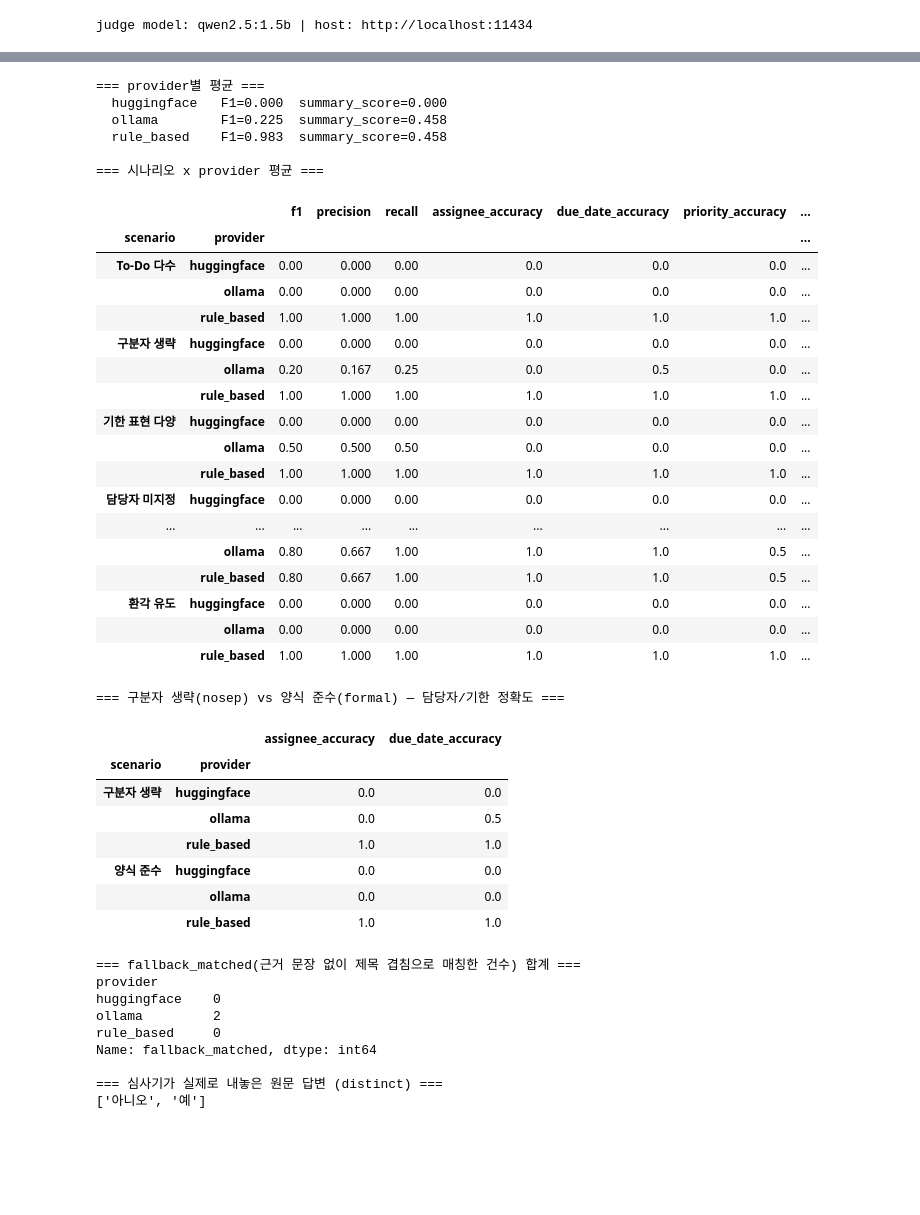
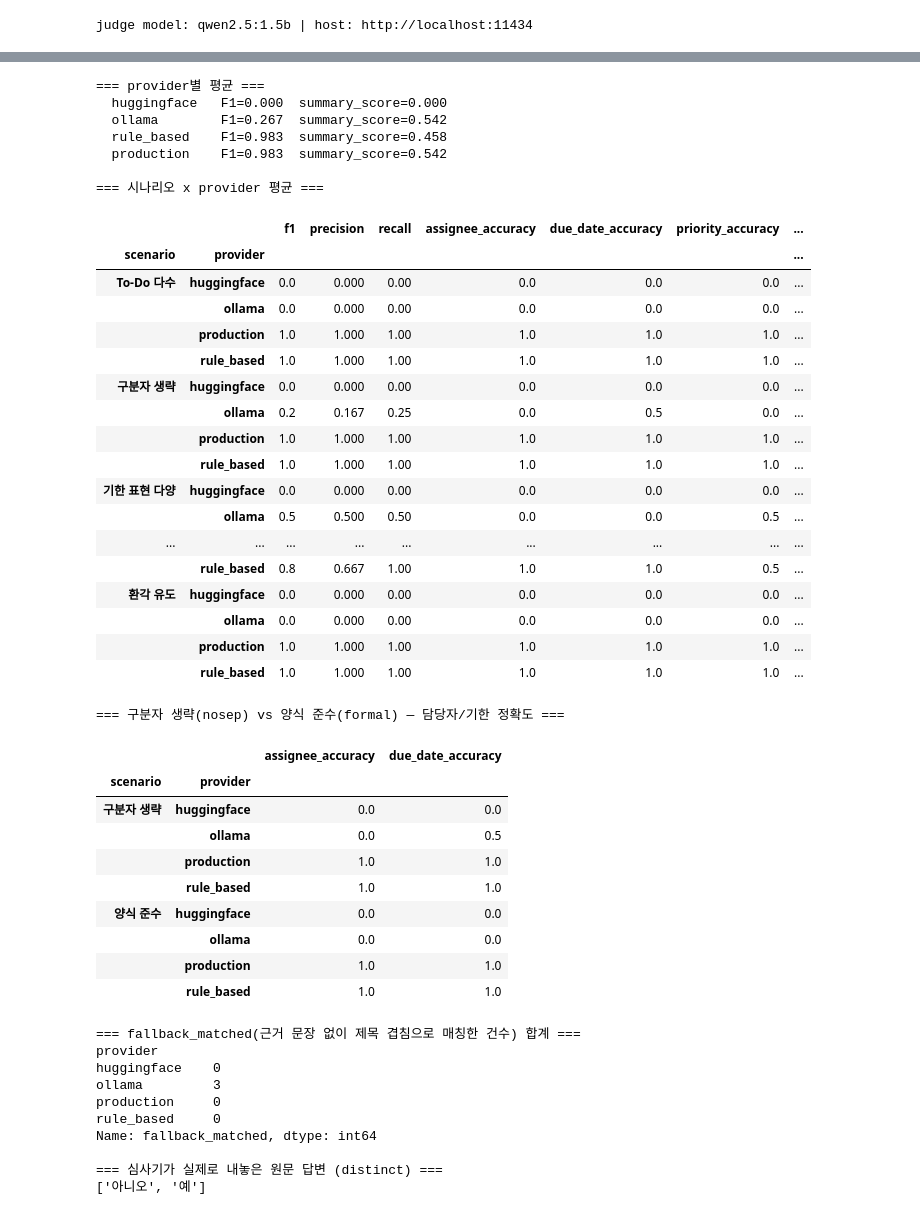
Before and after one commit to jjssspark/WorkFlow_AI, a Jupyter notebook: 03_meeting_eval_baseline.ipynb, the cells around one changed output, grey strips where cells are left out. Drawn from its saved outputs; the diff is of its cells as text; code cells hidden in the pictures; blank space fills up the shorter version.

```diff
--- a/03_meeting_eval_baseline.ipynb
+++ b/03_meeting_eval_baseline.ipynb
@@ -107,7 +107,12 @@ judge model: qwen2.5:1.5b | host: http://localhost:11434
 # %%
 import time
 
-from app.main import analyze_meeting, analyze_meeting_with_huggingface, analyze_meeting_with_ollama
+from app.main import (
+    _analyze_json_uncached,
+    analyze_meeting,
+    analyze_meeting_with_huggingface,
+    analyze_meeting_with_ollama,
+)
 from meeting_eval.runner import run_eval
 
 # run_eval은 케이스 단위로 예외를 삼켜 0점 처리하므로, provider가 실제로 도달했는지
@@ -139,12 +144,23 @@ for provider_key, analyze_fn in (
     ("huggingface", analyze_hf_tracked),
     ("ollama", analyze_ollama_tracked),
     ("rule_based", analyze_meeting),
+    # provider 함수를 직접 부른 위 세 줄은 각 단계의 원시 성능이다. 그런데 실제 사용자는
+    # /api/v1/meetings/analyze-json 이 타는 _analyze_json_uncached 를 받는다 - 이 함수는
+    # 내부에서 _analyze_by_provider(폴백 체인 포함)를 부른 뒤, 양식 문서면 provider의
+    # To-Do를 버리고 build_todos_from_action_items 결과로 덮어쓴다. 그래서 provider별 원시
+    # 표만으로는 사용자가 실제로 받는 품질을 알 수 없다 - 이 네 번째 열이 그 값이다.
+    ("production", _analyze_json_uncached),
 ):
     start = time.time()
     reports[provider_key] = run_eval(cases, analyze=analyze_fn, judge_ask=judge_ask, provider=provider_key)
     print(f"{provider_key:12s} 측정 완료: {time.time() - start:6.1f}s")
 
-report_hf, report_ollama, report_rule = reports["huggingface"], reports["ollama"], reports["rule_based"]
+report_hf, report_ollama, report_rule, report_prod = (
+    reports["huggingface"],
+    reports["ollama"],
+    reports["rule_based"],
+    reports["production"],
+)
 
 print()
 print(f"HF 분석 실패: {len(hf_failures)}/{len(cases)}건")
@@ -216,9 +249,9 @@ Ollama 분석 실패: 1/12건
 # %%
-combined_rows = report_hf.to_rows() + report_ollama.to_rows() + report_rule.to_rows()
+combined_rows = report_hf.to_rows() + report_ollama.to_rows() + report_rule.to_rows() + report_prod.to_rows()
 df = pd.DataFrame(combined_rows)
 
 print("=== provider별 평균 ===")
-for report in (report_hf, report_ollama, report_rule):
+for report in (report_hf, report_ollama, report_rule, report_prod):
     print(f"  {report.provider:12s}  F1={report.mean_f1:.3f}  summary_score={report.mean_summary_score:.3f}")
 
 print()
@@ -230,63 +263,67 @@ scenario_table = (
     .mean()
     .round(3)
 )
 display(scenario_table)
 
 print()
 print("=== 구분자 생략(nosep) vs 양식 준수(formal) — 담당자/기한 정확도 ===")
 nosep_vs_formal = (
     df[df["scenario"].isin(["구분자 생략", "양식 준수"])]
     .groupby(["scenario", "provider"])[["assignee_accuracy", "due_date_accuracy"]]
     .mean()
     .round(3)
 )
 display(nosep_vs_formal)
 
 print()
 print("=== fallback_matched(근거 문장 없이 제목 겹침으로 매칭한 건수) 합계 ===")
 print(df.groupby("provider")["fallback_matched"].sum())
 
 print()
 print("=== 심사기가 실제로 내놓은 원문 답변 (distinct) ===")
 print(sorted(set(raw_judge_answers)))
 # %% [output]
 === provider별 평균 ===
   huggingface   F1=0.000  summary_score=0.000
-  ollama        F1=0.225  summary_score=0.458
+  ollama        F1=0.267  summary_score=0.542
   rule_based    F1=0.983  summary_score=0.458
+  production    F1=0.983  summary_score=0.542
 
 === 시나리오 x provider 평균 ===
 |  |  | f1 | precision | recall | assignee_accuracy | due_date_accuracy | priority_accuracy | ... |
 | scenario | provider |  |  |  |  |  |  | ... |
-| To-Do 다수 | huggingface | 0.00 | 0.000 | 0.00 | 0.0 | 0.0 | 0.0 | ... |
-|  | ollama | 0.00 | 0.000 | 0.00 | 0.0 | 0.0 | 0.0 | ... |
-|  | rule_based | 1.00 | 1.000 | 1.00 | 1.0 | 1.0 | 1.0 | ... |
-| 구분자 생략 | huggingface | 0.00 | 0.000 | 0.00 | 0.0 | 0.0 | 0.0 | ... |
-|  | ollama | 0.20 | 0.167 | 0.25 | 0.0 | 0.5 | 0.0 | ... |
-|  | rule_based | 1.00 | 1.000 | 1.00 | 1.0 | 1.0 | 1.0 | ... |
-| 기한 표현 다양 | huggingface | 0.00 | 0.000 | 0.00 | 0.0 | 0.0 | 0.0 | ... |
-|  | ollama | 0.50 | 0.500 | 0.50 | 0.0 | 0.0 | 0.0 | ... |
-|  | rule_based | 1.00 | 1.000 | 1.00 | 1.0 | 1.0 | 1.0 | ... |
-| 담당자 미지정 | huggingface | 0.00 | 0.000 | 0.00 | 0.0 | 0.0 | 0.0 | ... |
+| To-Do 다수 | huggingface | 0.0 | 0.000 | 0.00 | 0.0 | 0.0 | 0.0 | ... |
+|  | ollama | 0.0 | 0.000 | 0.00 | 0.0 | 0.0 | 0.0 | ... |
+|  | production | 1.0 | 1.000 | 1.00 | 1.0 | 1.0 | 1.0 | ... |
+|  | rule_based | 1.0 | 1.000 | 1.00 | 1.0 | 1.0 | 1.0 | ... |
+| 구분자 생략 | huggingface | 0.0 | 0.000 | 0.00 | 0.0 | 0.0 | 0.0 | ... |
+|  | ollama | 0.2 | 0.167 | 0.25 | 0.0 | 0.5 | 0.0 | ... |
+|  | production | 1.0 | 1.000 | 1.00 | 1.0 | 1.0 | 1.0 | ... |
+|  | rule_based | 1.0 | 1.000 | 1.00 | 1.0 | 1.0 | 1.0 | ... |
+| 기한 표현 다양 | huggingface | 0.0 | 0.000 | 0.00 | 0.0 | 0.0 | 0.0 | ... |
+|  | ollama | 0.5 | 0.500 | 0.50 | 0.0 | 0.0 | 0.5 | ... |
 | ... | ... | ... | ... | ... | ... | ... | ... | ... |
-|  | ollama | 0.80 | 0.667 | 1.00 | 1.0 | 1.0 | 0.5 | ... |
-|  | rule_based | 0.80 | 0.667 | 1.00 | 1.0 | 1.0 | 0.5 | ... |
-| 환각 유도 | huggingface | 0.00 | 0.000 | 0.00 | 0.0 | 0.0 | 0.0 | ... |
-|  | ollama | 0.00 | 0.000 | 0.00 | 0.0 | 0.0 | 0.0 | ... |
-|  | rule_based | 1.00 | 1.000 | 1.00 | 1.0 | 1.0 | 1.0 | ... |
+|  | rule_based | 0.8 | 0.667 | 1.00 | 1.0 | 1.0 | 0.5 | ... |
+| 환각 유도 | huggingface | 0.0 | 0.000 | 0.00 | 0.0 | 0.0 | 0.0 | ... |
+|  | ollama | 0.0 | 0.000 | 0.00 | 0.0 | 0.0 | 0.0 | ... |
+|  | production | 1.0 | 1.000 | 1.00 | 1.0 | 1.0 | 1.0 | ... |
+|  | rule_based | 1.0 | 1.000 | 1.00 | 1.0 | 1.0 | 1.0 | ... |
 === 구분자 생략(nosep) vs 양식 준수(formal) — 담당자/기한 정확도 ===
 |  |  | assignee_accuracy | due_date_accuracy |
 | scenario | provider |  |  |
 | 구분자 생략 | huggingface | 0.0 | 0.0 |
 |  | ollama | 0.0 | 0.5 |
+|  | production | 1.0 | 1.0 |
 |  | rule_based | 1.0 | 1.0 |
 | 양식 준수 | huggingface | 0.0 | 0.0 |
 |  | ollama | 0.0 | 0.0 |
+|  | production | 1.0 | 1.0 |
 |  | rule_based | 1.0 | 1.0 |
 === fallback_matched(근거 문장 없이 제목 겹침으로 매칭한 건수) 합계 ===
 provider
 huggingface    0
-ollama         2
+ollama         3
+production     0
 rule_based     0
 Name: fallback_matched, dtype: int64
 
```
Also changed, not shown: parts of 6 cells of this notebook, 2 other files.
